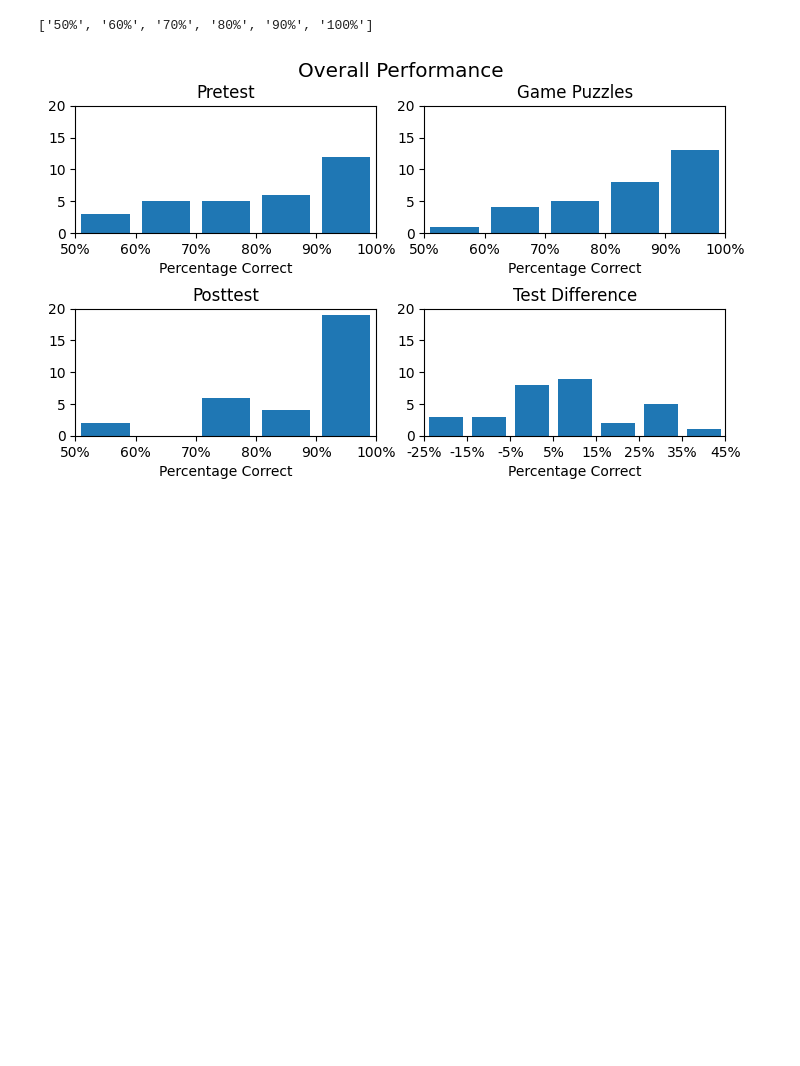
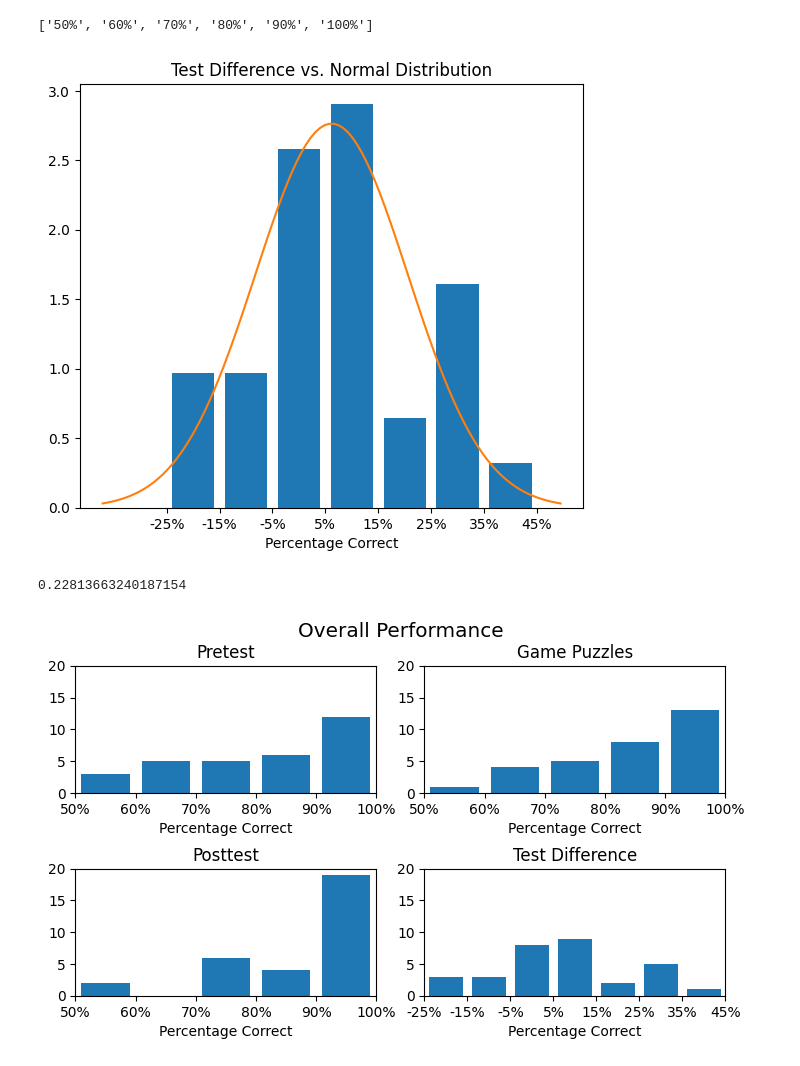
Before and after one commit to coderCleric/Computer-Literacy-Game, a Jupyter notebook: Data Analysis/graphs_and_means.ipynb, the cells around one changed output. Cells and saved outputs as stored; diff of their text form; code cells hidden in the pictures; blank space fills up the shorter version.

```diff
--- a/Data Analysis/graphs_and_means.ipynb
+++ b/Data Analysis/graphs_and_means.ipynb
@@ -372,6 +374,41 @@ def getLabelsForTicks(ticks):
 print(getLabelsForTicks([0.5, 0.6, 0.7, 0.8, 0.9, 1.0]))
 # %% [output]
 ['50%', '60%', '70%', '80%', '90%', '100%']
+# %%
+#Check for normality by doing a hist
+#Set up some attributes that we'll use
+diffBins = [-0.25, -0.15, -0.05, 0.05, 0.15, 0.25, 0.35, 0.45]
+
+#Make the figure and format it
+fig, plot = plt.subplots(1, 1)
+fig.set_size_inches(6.5, 5.5)
+
+#Plot the histogram
+plot.hist(summaryDF['test_diff'], bins=diffBins, rwidth=0.8, density=True)
+
+#Formatting
+plot.set_xlabel("Percentage Correct")
+plot.set_title('Test Difference vs. Normal Distribution')
+plot.set_xticks(diffBins, getLabelsForTicks(diffBins))
+
+#Plot the actual normal distribution
+mean = summaryDF['test_diff'].mean()
+std = summaryDF['test_diff'].std()
+normPoints = np.linspace(mean - (3 * std), mean + (3 * std), 100)
+plot.plot(normPoints, stats.norm.pdf(normPoints, mean, std))
+
+#Show it
+fig.show()
+# %% [output]
+[figure, added]
+# %%
+#Also do Kolmogorov-Smirnov test
+fit = stats.norm.fit(summaryDF['test_diff'])
+
+tmp, p = stats.kstest(summaryDF['test_diff'], 'norm', fit)
+print(p)
+# %% [output]
+0.22813663240187154
 # %%
 #Do the overall plots
 #Set up some attributes that we'll use
```
Also changed, not shown: parts of 1 cell of this notebook.
